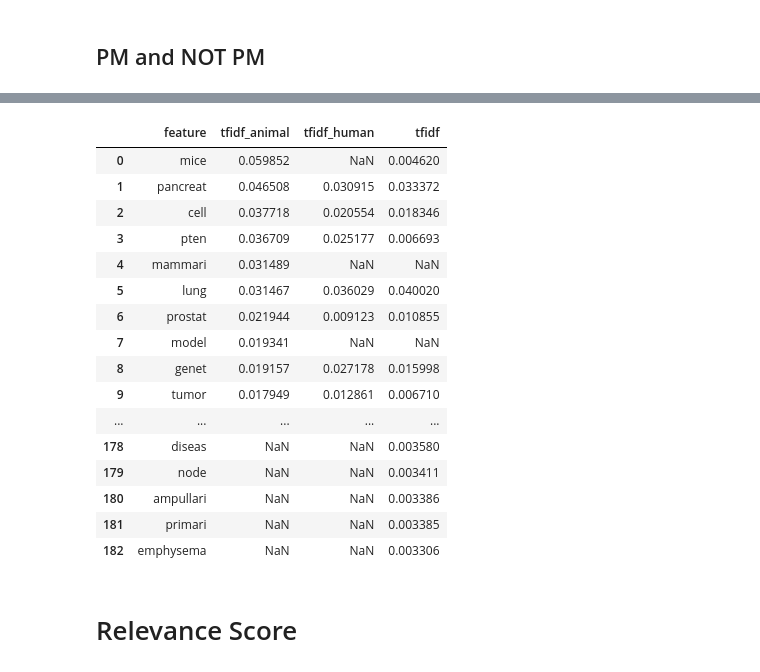
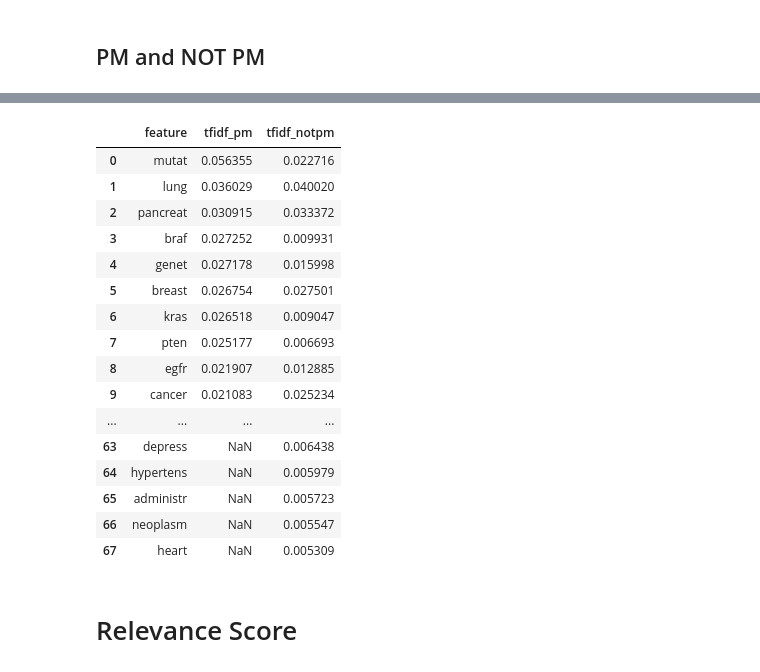
Before and after one commit to hyperlist/trec-pm, a Jupyter notebook: notebooks/tfidf.ipynb, the cells around one changed output, grey strips where cells are left out. Saved outputs shown, nothing was run; the diff lists cells and outputs as text; code cells hidden in the pictures.

Commit message:
Adding new PM / Not PM tfidf weighting; merging Animal PM and Human PM together

```diff
--- a/notebooks/tfidf.ipynb
+++ b/notebooks/tfidf.ipynb
@@ -17,6 +17,6 @@ from sklearn.feature_extraction.text import TfidfVectorizer
 # Reading the Data
 # %%
 # Load the data
-data = pd.read_csv("Y:\TREC\Results\XML-Extraction\\20180622processedGoldStandardXMLTXT.tsv", sep="\t", encoding="utf-8")
+data = pd.read_csv("/Users/ari/Downloads/TREC/trec2018/results/goldstandard/20180622processedGoldStandardXMLTXT.tsv", sep="\t", encoding="utf-8")
 data.shape
 # %% [output]
@@ -171,6 +173,23 @@ def top_feats_by_class(Weights, data, features, min_tfidf=0.1, top_n=100):
         feats_df.label = label
         dfs.append(feats_df)
     return dfs
+
+def top_feats_pm_notpm(Weights, data, features, min_tfidf=0.1, top_n=50):
+    ''' Return a list of dfs, where each df holds top_n features and their mean tfidf value
+        calculated across documents with the same class label. '''
+    dfs = []
+
+    ids = np.where(data=="Human PM") or np.where(data=="Animal PM")
+    feats_df = top_mean_feats(Weights, features, ids, min_tfidf=min_tfidf, top_n=top_n)
+    feats_df.label = "PM"
+    dfs.append(feats_df)
+
+    ids = np.where(data=="Not PM")
+    feats_df = top_mean_feats(Weights, features, ids, min_tfidf=min_tfidf, top_n=top_n)
+    feats_df.label = "Not PM"
+    dfs.append(feats_df)
+
+    return dfs
 # %%
 vec = TfidfVectorizer(max_features=50000)
 tvecWeights = vec.fit_transform(data['title_abstract_mesh_stemmed'])
@@ -177,0 +199,13 @@ features = vec.get_feature_names()
+# %%
+dfs = top_feats_by_class(tvecWeights, data["pm_rel_desc"], features)
+newDict = {}
+for df in dfs:
+    print(df.label)
+    print(df)
+    print("\n")
+
+mergedPm = pd.merge(dfs[0], dfs[1], on="feature", how="outer", suffixes=["_animal", "_human"])
+mergedPmNotPm = pd.merge(mergedPm, dfs[2], on="feature", how="outer", suffixes=["_pm", "_not_pm"])
+
+with pd.option_context('display.max_rows', None, 'display.max_columns', 5):
+    display(mergedPmNotPm)
@@ -178,16 +247,16 @@ features = vec.get_feature_names()
 # %% [markdown]
 ## PM and NOT PM
 # %%
-dfs = top_feats_by_class(tvecWeights, data["pm_rel_desc"], features)
+dfs = top_feats_pm_notpm(tvecWeights, data["pm_rel_desc"], features)
 newDict = {}
+
 for df in dfs:
     print(df.label)
     print(df)
     print("\n")
 
-mergedPm = pd.merge(dfs[0], dfs[1], on="feature", how="outer", suffixes=["_animal", "_human"])
-mergedPmNotPm = pd.merge(mergedPm, dfs[2], on="feature", how="outer", suffixes=["_pm", "_not_pm"])
+merged = pd.merge(dfs[0], dfs[1], on="feature", how="outer", suffixes=["_pm", "_notpm"])
 
 with pd.option_context('display.max_rows', None, 'display.max_columns', 5):
-    display(mergedPmNotPm)
+    display(merged)
 # %% [output]
@@ -211,20 +280,20 @@ Animal PM
-|  | feature | tfidf_animal | tfidf_human | tfidf |
-| 0 | mice | 0.059852 | NaN | 0.004620 |
-| 1 | pancreat | 0.046508 | 0.030915 | 0.033372 |
-| 2 | cell | 0.037718 | 0.020554 | 0.018346 |
-| 3 | pten | 0.036709 | 0.025177 | 0.006693 |
-| 4 | mammari | 0.031489 | NaN | NaN |
-| 5 | lung | 0.031467 | 0.036029 | 0.040020 |
-| 6 | prostat | 0.021944 | 0.009123 | 0.010855 |
-| 7 | model | 0.019341 | NaN | NaN |
-| 8 | genet | 0.019157 | 0.027178 | 0.015998 |
-| 9 | tumor | 0.017949 | 0.012861 | 0.006710 |
-| ... | ... | ... | ... | ... |
-| 178 | diseas | NaN | NaN | 0.003580 |
-| 179 | node | NaN | NaN | 0.003411 |
-| 180 | ampullari | NaN | NaN | 0.003386 |
-| 181 | primari | NaN | NaN | 0.003385 |
-| 182 | emphysema | NaN | NaN | 0.003306 |
+|  | feature | tfidf_pm | tfidf_notpm |
+| 0 | mutat | 0.056355 | 0.022716 |
+| 1 | lung | 0.036029 | 0.040020 |
+| 2 | pancreat | 0.030915 | 0.033372 |
+| 3 | braf | 0.027252 | 0.009931 |
+| 4 | genet | 0.027178 | 0.015998 |
+| 5 | breast | 0.026754 | 0.027501 |
+| 6 | kras | 0.026518 | 0.009047 |
+| 7 | pten | 0.025177 | 0.006693 |
+| 8 | egfr | 0.021907 | 0.012885 |
+| 9 | cancer | 0.021083 | 0.025234 |
+| ... | ... | ... | ... |
+| 63 | depress | NaN | 0.006438 |
+| 64 | hypertens | NaN | 0.005979 |
+| 65 | administr | NaN | 0.005723 |
+| 66 | neoplasm | NaN | 0.005547 |
+| 67 | heart | NaN | 0.005309 |
 # %% [markdown]
 # Relevance Score
 # %%
```
Also changed, not shown: parts of 7 cells of this notebook.
